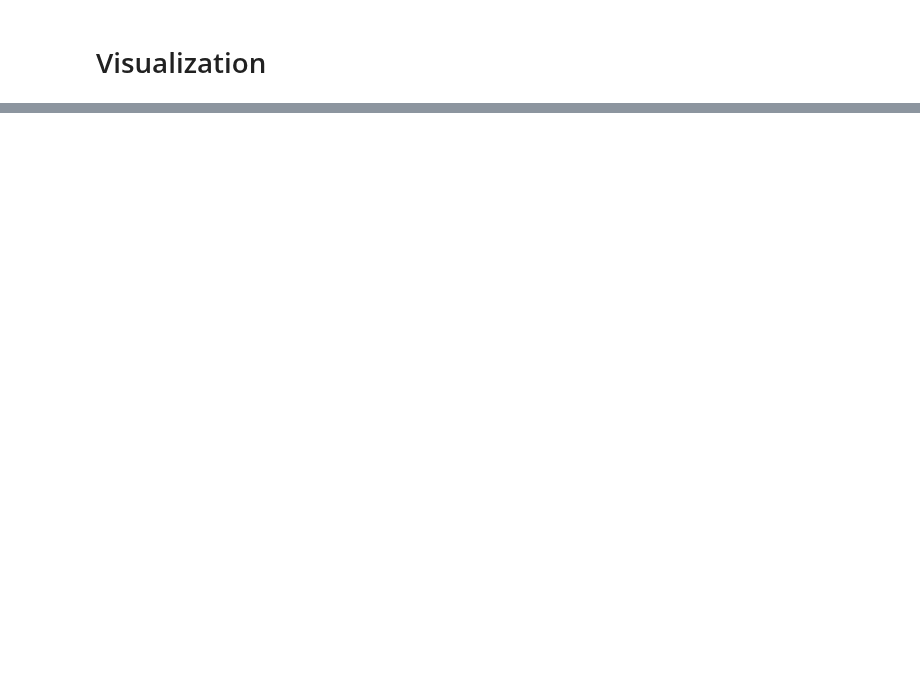
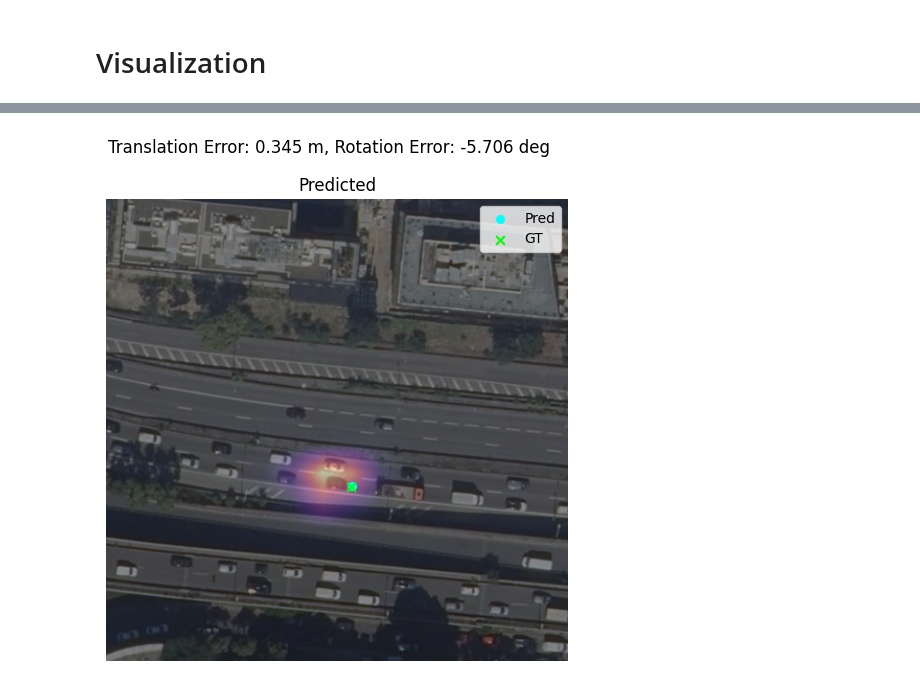
Before and after one commit to ifinckh/2025_sem_proj_FINCKH_VITA, a Jupyter notebook: evaluate_model_single_sample.ipynb, the cells around one changed output, grey strips where cells are left out. Saved outputs shown, nothing was run; the diff lists cells and outputs as text; code cells hidden in the pictures; blank space fills up the shorter version.

```diff
--- a/evaluate_model_single_sample.ipynb
+++ b/evaluate_model_single_sample.ipynb
@@ -297,0 +320,39 @@ plt.show()
+# %%
+import matplotlib.pyplot as plt
+
+fig, ax = plt.subplots(1, figsize=(6, 6))
+
+sat_size = img.shape[0]  # assuming square; otherwise use args.sat_size
+c = (sat_size - 1) / 2
+res = float(res)         # meters per pixel scalar
+
+hm = corr_heatmap_upsampled(corr_fn, sat_size=sat_size, temperature=args.temperature)
+
+# --- Predicted panel ---
+cx_p = c + float(pred_dx_m) / res
+cy_p = c - float(pred_dy_m) / res  # keep your sign convention
+
+# --- GT panel ---
+gt_dx = float(trans_gt[ 0]) if np.ndim(trans_gt) else float(trans_gt[0])
+gt_dy = float(trans_gt[ 1]) if np.ndim(trans_gt) else float(trans_gt[1])
+
+cx_g = c + gt_dx / res
+cy_g = c - gt_dy / res
+
+ax.imshow(img, origin="upper")
+ax.imshow(hm, origin="upper", cmap="magma", alpha=0.45)  # transparent overlay [web:21]
+ax.scatter([cx_p], [cy_p], color="cyan", s=30, label="Pred")
+ax.scatter([cx_g], [cy_g], color="lime", s=40, marker="x", label="GT")
+
+ax.set_title("Predicted")
+ax.set_aspect("equal")
+ax.set_xticks([]); ax.set_yticks([])
+ax.axis("off")
+ax.legend()
+
+
+title = f"Translation Error: {float(l2_m[0].item()):.3f} m, Rotation Error: {float(dyaw_deg.view(-1)[0].item()):.3f} deg"
+fig.suptitle(title)
+plt.show()
+# %% [output]
+[figure, added]
```
Also changed, not shown: parts of 15 cells of this notebook, 56 other files.
